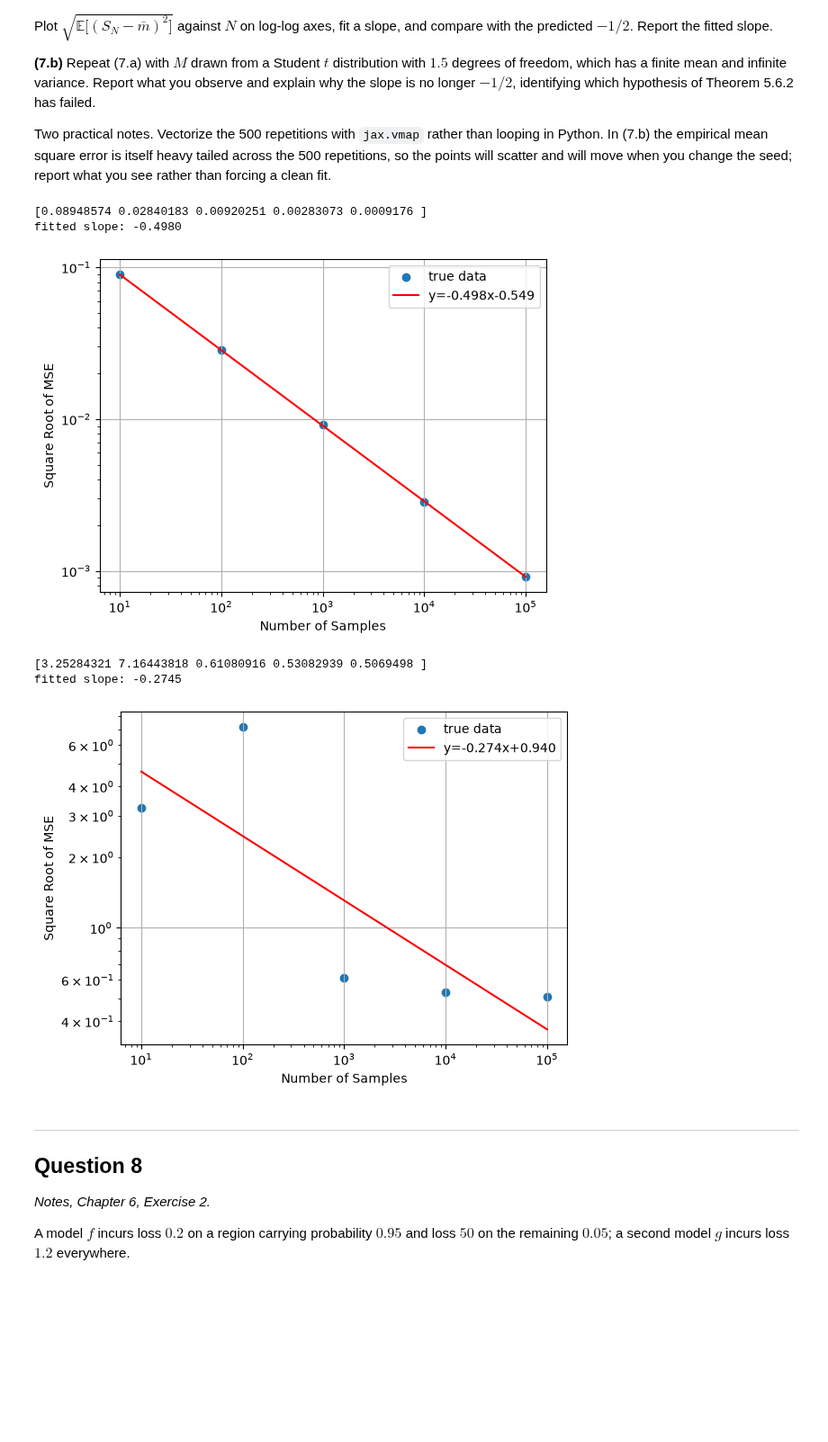
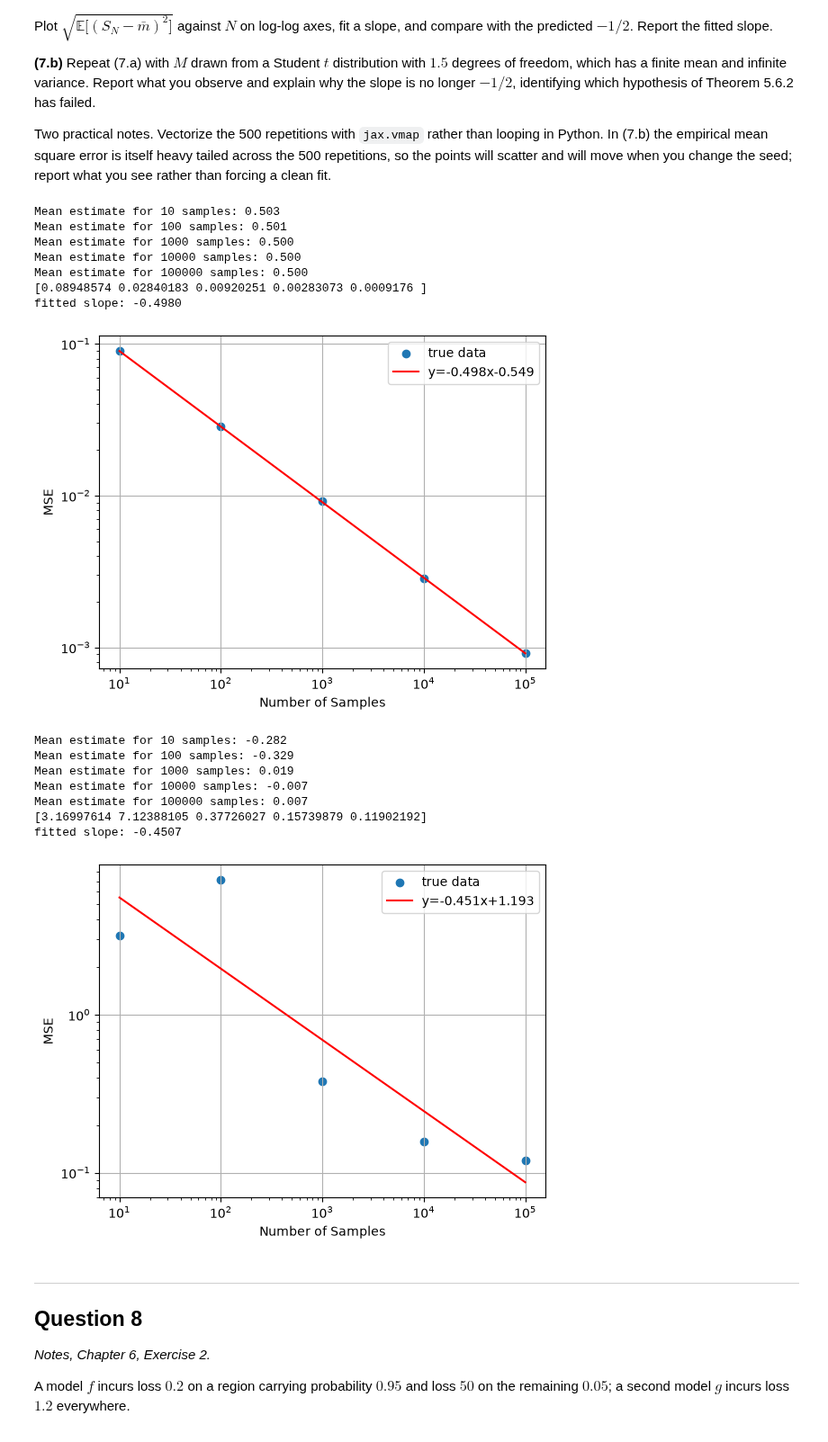
Before and after one commit to akhilghar/COE379L.1, a Jupyter notebook: HW 2/Assignment_2-1.ipynb, the cells around one changed output. Shown at 90% size. Cells and saved outputs as stored; diff of their text form; code cells hidden in the pictures; blank space fills up the shorter version.

```diff
--- a/HW 2/Assignment_2-1.ipynb
+++ b/HW 2/Assignment_2-1.ipynb
@@ -219,6 +200,7 @@ def singular_estimate(key, N):
 def MSE_batch(key, N, n_iters, true_mean):
     keys = jax.random.split(key, n_repeats)
     batch_est = jax.vmap(singular_estimate, in_axes=(0,None))(keys,N)
+    print(f"Mean estimate for {N} samples: {jnp.mean(batch_est):.3f}")
     return jnp.mean((batch_est - true_mean)**2)
 
 root_MSE = []
@@ -234,7 +216,7 @@ print(f"fitted slope: {slope:.4f}")
 plt.figure()
 plt.scatter(N_values,np.array(root_MSE), label='true data')
 plt.xlabel("Number of Samples")
-plt.ylabel("Square Root of MSE")
+plt.ylabel("MSE")
 N_arr = np.array(N_values)
 fit_line = 10**intercept * N_arr**slope
 plt.loglog(N_arr, fit_line, '-', label=f'y={slope:.3f}x{intercept:.3f}', color="red")
@@ -245,9 +227,14 @@ plt.legend()
 
 plt.savefig("HW2Problem7a.png")
 # %% [output]
+Mean estimate for 10 samples: 0.503
+Mean estimate for 100 samples: 0.501
+Mean estimate for 1000 samples: 0.500
+Mean estimate for 10000 samples: 0.500
+Mean estimate for 100000 samples: 0.500
 [0.08948574 0.02840183 0.00920251 0.00283073 0.0009176 ]
 fitted slope: -0.4980
-[figure, old version]
+[figure, new version]
 # %%
 # (7.b) your code here
 
@@ -262,38 +249,44 @@ def singular_estimate(key, N):
     samples = jax.random.t(key, df=1.5, shape=(N,))
     return jnp.mean(samples)
 
 def MSE_batch(key, N, n_iters, true_mean):
     keys = jax.random.split(key, n_repeats)
     batch_est = jax.vmap(singular_estimate, in_axes=(0,None))(keys,N)
+    print(f"Mean estimate for {N} samples: {jnp.mean(batch_est):.3f}")
     return jnp.mean((batch_est - true_mean)**2)
 
 root_MSE = []
 for N in N_values:
     key, subkey = jax.random.split(key)
-    root_MSE.append(jnp.sqrt(MSE_batch(subkey, N, n_repeats, true_mean=0.5)))
+    root_MSE.append(jnp.sqrt(MSE_batch(subkey, N, n_repeats, true_mean=0)))
 
 print(np.array(root_MSE))
 
 slope, intercept = np.polyfit(np.log10(N_values), np.log10(root_MSE), deg=1)
 print(f"fitted slope: {slope:.4f}")
 
 plt.figure()
 plt.scatter(N_values,np.array(root_MSE), label='true data')
 plt.xlabel("Number of Samples")
-plt.ylabel("Square Root of MSE")
+plt.ylabel("MSE")
 N_arr = np.array(N_values)
 fit_line = 10**intercept * N_arr**slope
 plt.loglog(N_arr, fit_line, '-', label=f'y={slope:.3f}x+{intercept:.3f}', color="red")
 plt.xscale('log')
 plt.yscale('log')
 plt.grid()
 plt.legend()
 
 plt.savefig("HW2Problem7b.png")
 # %% [output]
-[3.25284321 7.16443818 0.61080916 0.53082939 0.5069498 ]
-fitted slope: -0.2745
+Mean estimate for 10 samples: -0.282
+Mean estimate for 100 samples: -0.329
+Mean estimate for 1000 samples: 0.019
+Mean estimate for 10000 samples: -0.007
+Mean estimate for 100000 samples: 0.007
+[3.16997614 7.12388105 0.37726027 0.15739879 0.11902192]
+fitted slope: -0.4507
-[figure, old version]
+[figure, new version]
 # %% [markdown]
 ---
 
```
Also changed, not shown: parts of 2 cells of this notebook, 3 other files.
